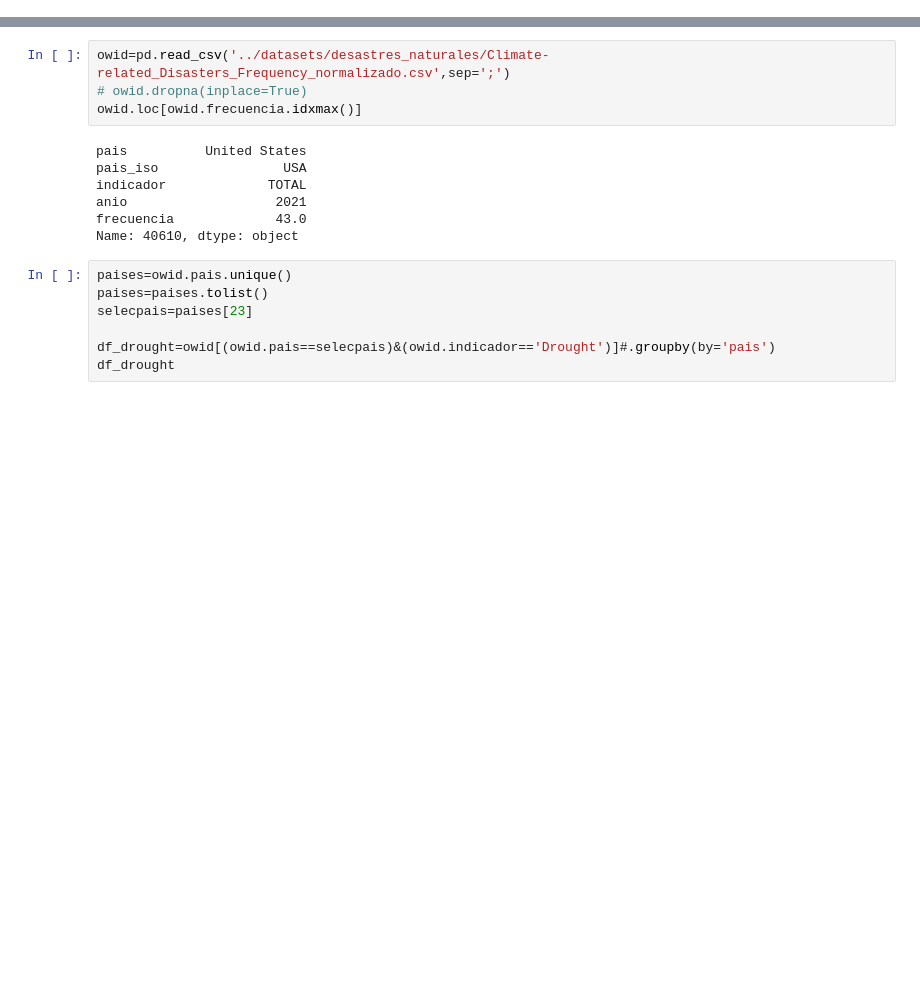
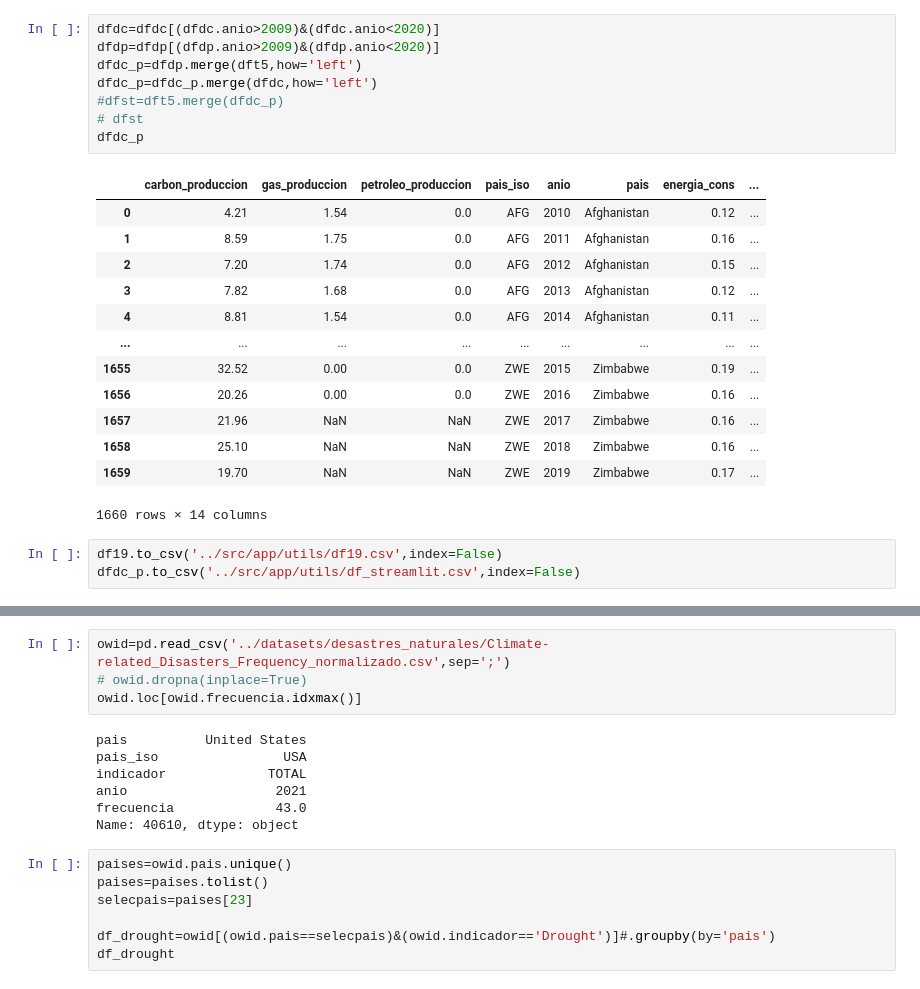
Before and after one commit to lookmydata/CO2-Emissions, a Jupyter notebook: exploration/analisis.ipynb, the cells around one changed output, grey strips where cells are left out. Cells and saved outputs as stored; diff of their text form; blank space fills up the shorter version.

Commit message:
streamlit

```diff
--- a/exploration/analisis.ipynb
+++ b/exploration/analisis.ipynb
@@ -5,0 +70,25 @@ from plotly.subplots import make_subplots
+# %%
+dfdc=dfdc[(dfdc.anio>2009)&(dfdc.anio<2020)]
+dfdp=dfdp[(dfdp.anio>2009)&(dfdp.anio<2020)]
+dfdc_p=dfdp.merge(dft5,how='left')
+dfdc_p=dfdc_p.merge(dfdc,how='left')
+#dfst=dft5.merge(dfdc_p)
+# dfst
+dfdc_p
+# %% [output]
+|  | carbon_produccion | gas_produccion | petroleo_produccion | pais_iso | anio | pais | energia_cons | ... |
+| 0 | 4.21 | 1.54 | 0.0 | AFG | 2010 | Afghanistan | 0.12 | ... |
+| 1 | 8.59 | 1.75 | 0.0 | AFG | 2011 | Afghanistan | 0.16 | ... |
+| 2 | 7.20 | 1.74 | 0.0 | AFG | 2012 | Afghanistan | 0.15 | ... |
+| 3 | 7.82 | 1.68 | 0.0 | AFG | 2013 | Afghanistan | 0.12 | ... |
+| 4 | 8.81 | 1.54 | 0.0 | AFG | 2014 | Afghanistan | 0.11 | ... |
+| ... | ... | ... | ... | ... | ... | ... | ... | ... |
+| 1655 | 32.52 | 0.00 | 0.0 | ZWE | 2015 | Zimbabwe | 0.19 | ... |
+| 1656 | 20.26 | 0.00 | 0.0 | ZWE | 2016 | Zimbabwe | 0.16 | ... |
+| 1657 | 21.96 | NaN | NaN | ZWE | 2017 | Zimbabwe | 0.16 | ... |
+| 1658 | 25.10 | NaN | NaN | ZWE | 2018 | Zimbabwe | 0.16 | ... |
+| 1659 | 19.70 | NaN | NaN | ZWE | 2019 | Zimbabwe | 0.17 | ... |
+1660 rows × 14 columns
+# %%
+df19.to_csv('../src/app/utils/df19.csv',index=False)
+dfdc_p.to_csv('../src/app/utils/df_streamlit.csv',index=False)
```
Also changed, not shown: parts of 23 cells of this notebook, 16 other files.
